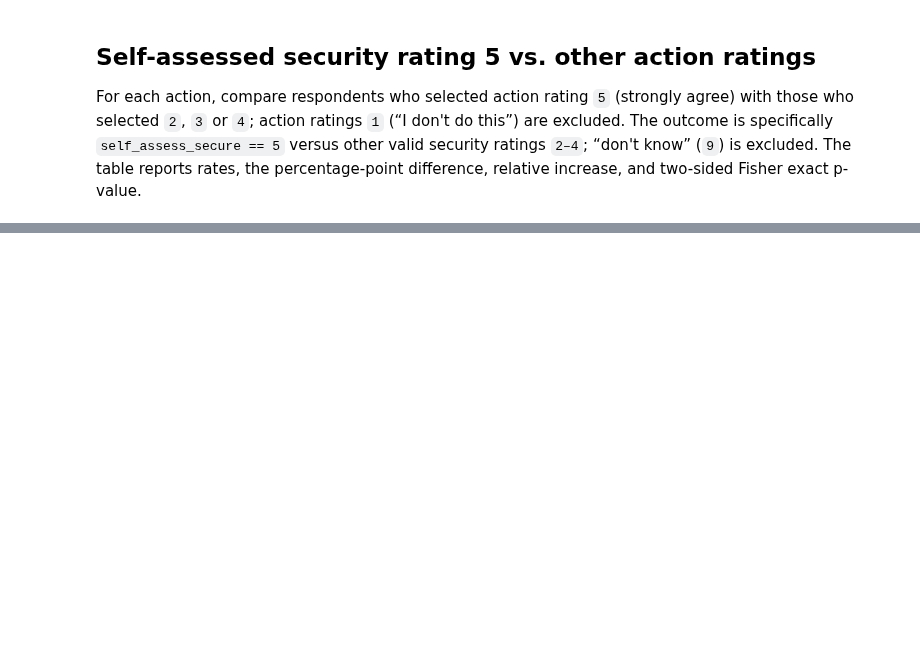
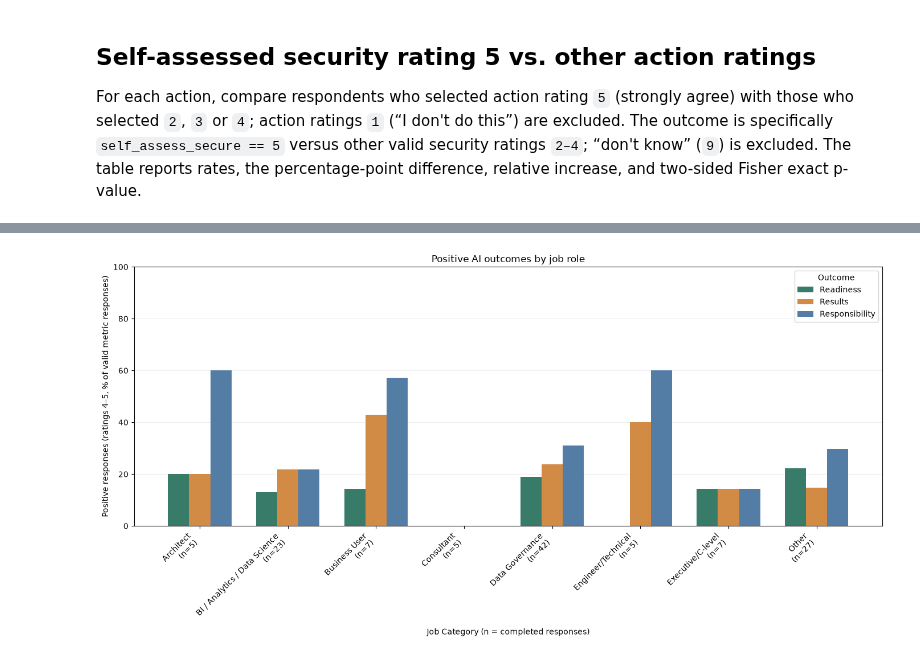
Before and after one commit to Aristotle-Metadata-Enterprises/mast-toolkit-notebooks, a Jupyter notebook: notebooks/dataversity.ipynb, the cells around one changed output, grey strips where cells are left out. Saved outputs shown, nothing was run; the diff lists cells and outputs as text; code cells hidden in the pictures; blank space fills up the shorter version.

```diff
--- a/notebooks/dataversity.ipynb
+++ b/notebooks/dataversity.ipynb
@@ -849,0 +672,9 @@ plt.show()
+# %%
+plot_positive_metrics_by_category(
+    completed,
+    "job_category",
+    ai_metric_columns,
+    "Positive AI outcomes by job role",
+)
+# %% [output]
+[figure, added]
```
Also changed, not shown: parts of 10 cells of this notebook, 1 other file.
